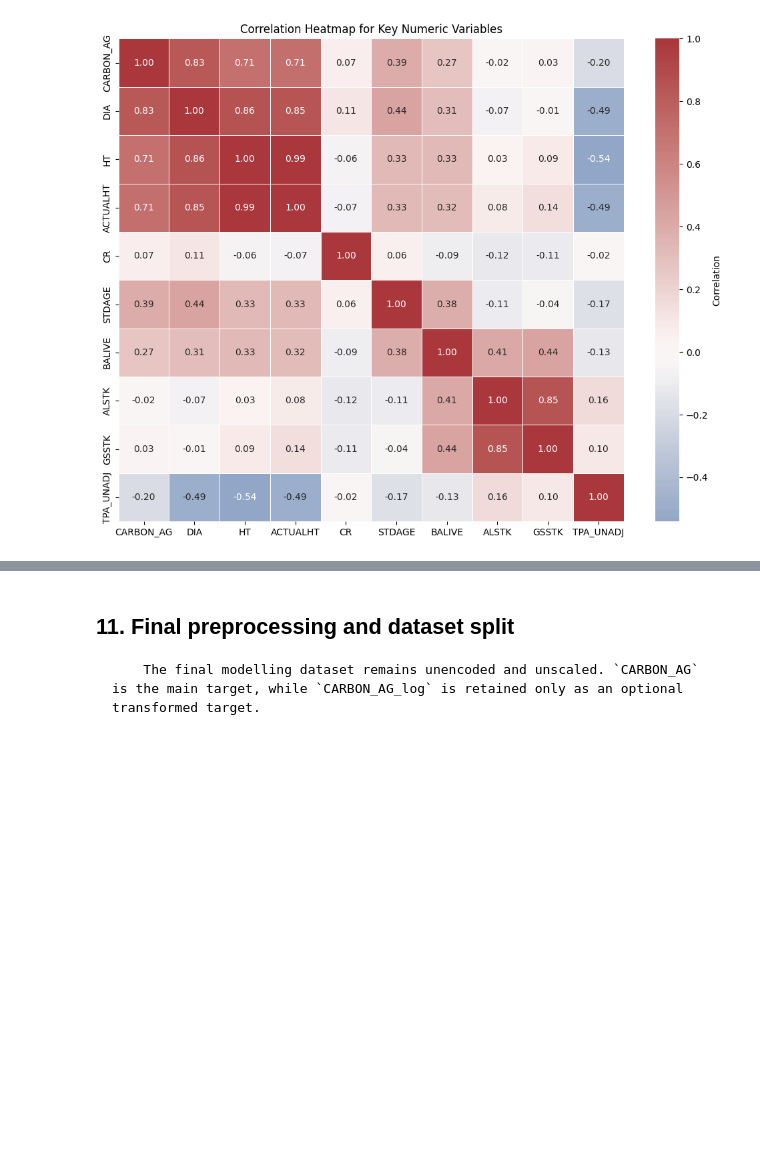
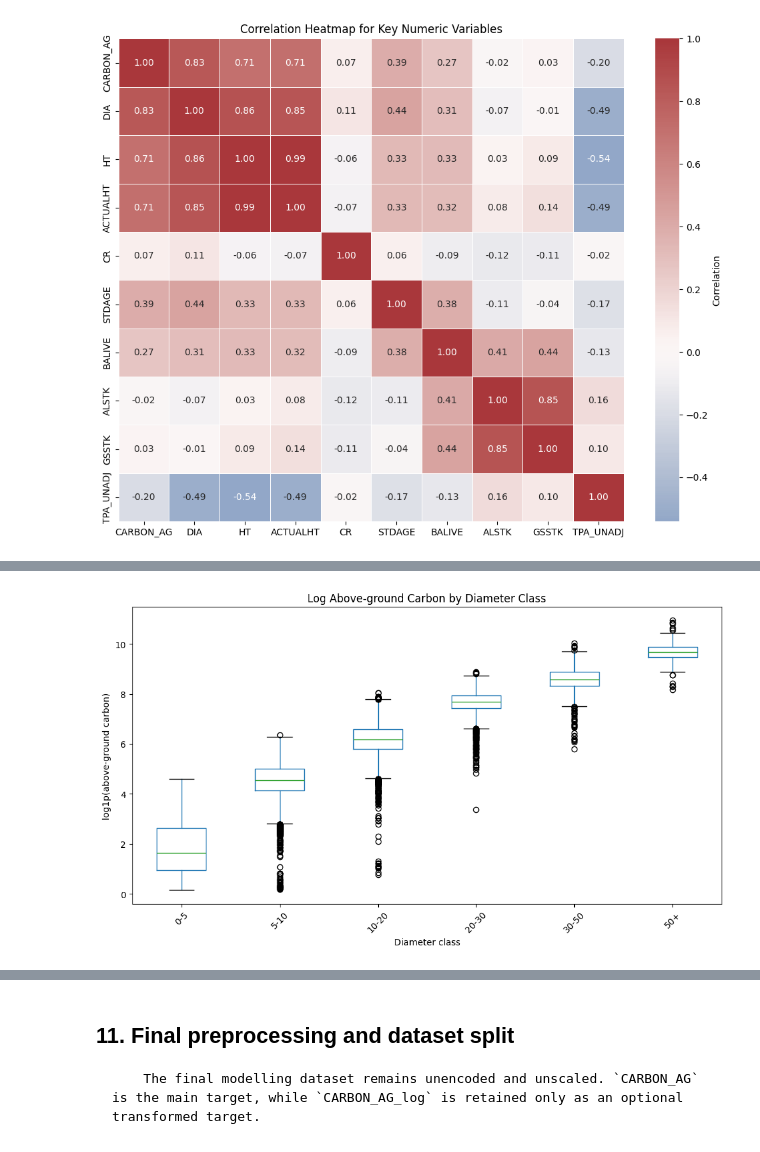
Before and after one commit to mzsh0608/COMM074-FIA-Preprocessing, a Jupyter notebook: notebooks/GROUP_Section_1_2_FIA_Data_Preprocessing_and_Exploration.ipynb, the cells around one changed output, grey strips where cells are left out. Drawn from its saved outputs; the diff is of its cells as text; code cells hidden in the pictures; blank space fills up the shorter version.

```diff
--- a/notebooks/GROUP_Section_1_2_FIA_Data_Preprocessing_and_Exploration.ipynb
+++ b/notebooks/GROUP_Section_1_2_FIA_Data_Preprocessing_and_Exploration.ipynb
@@ -1012,3 +1323,49 @@ _ = plot_correlation_heatmap(df)
+# %%
+plot_df = eda_sample.dropna(subset=["CARBON_AG", "DIA"]).copy()
+plot_df["CARBON_AG_log"] = np.log1p(plot_df["CARBON_AG"])
+
+diameter_bins = [0, 5, 10, 20, 30, 50, np.inf]
+diameter_order = ["0-5", "5-10", "10-20", "20-30", "30-50", "50+"]
+
+plot_df["diameter_class"] = pd.cut(
+    plot_df["DIA"],
+    bins=diameter_bins,
+    labels=diameter_order,
+    include_lowest=True,
+)
+
+plot_df = plot_df.dropna(subset=["diameter_class"])
+
+plot_df["diameter_class"] = pd.Categorical(
+    plot_df["diameter_class"],
+    categories=diameter_order,
+    ordered=True,
+)
+
+fig, ax = plt.subplots(figsize=(10, 6))
+
+plot_df.boxplot(
+    column="CARBON_AG_log",
+    by="diameter_class",
+    ax=ax,
+    grid=False,
+    rot=45,
+)
+
+ax.set_title("Log Above-ground Carbon by Diameter Class")
+ax.set_xlabel("Diameter class")
+ax.set_ylabel("log1p(above-ground carbon)")
+fig.suptitle("")
+
+plt.tight_layout()
+fig.savefig(
+    FIGURES_DIR / "log_carbon_boxplot_by_diameter_class.png",
+    dpi=150,
+    bbox_inches="tight",
+)
+plt.show()
+# %% [output]
+[figure, added]
 # %%
 feature_decision_notes = pd.DataFrame([
     {"variable": "DIA", "decision": "Keep", "reason": "Strongest relationship with CARBON_AG and central tree-size predictor."},
```
Also changed, not shown: parts of 21 cells of this notebook.
